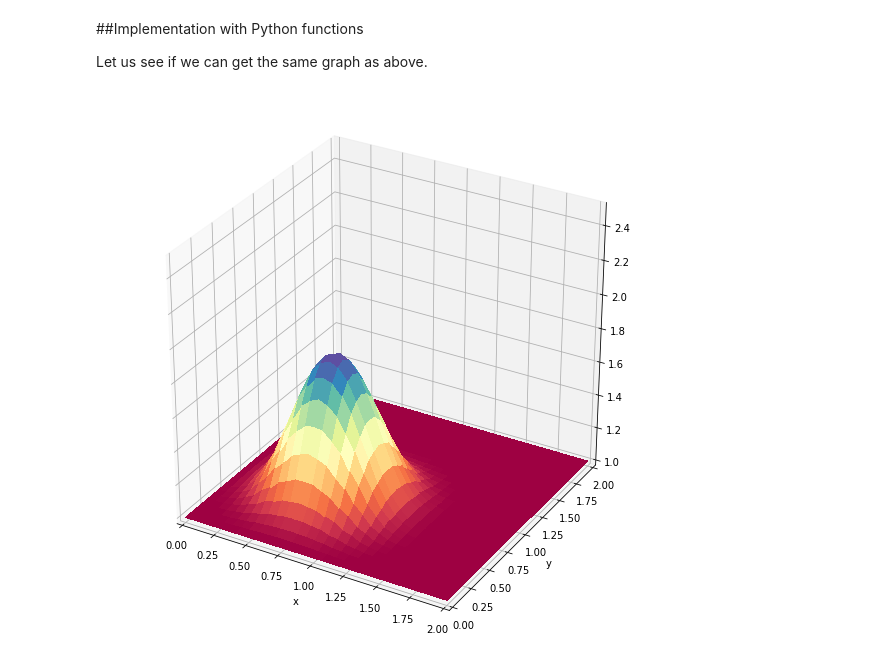
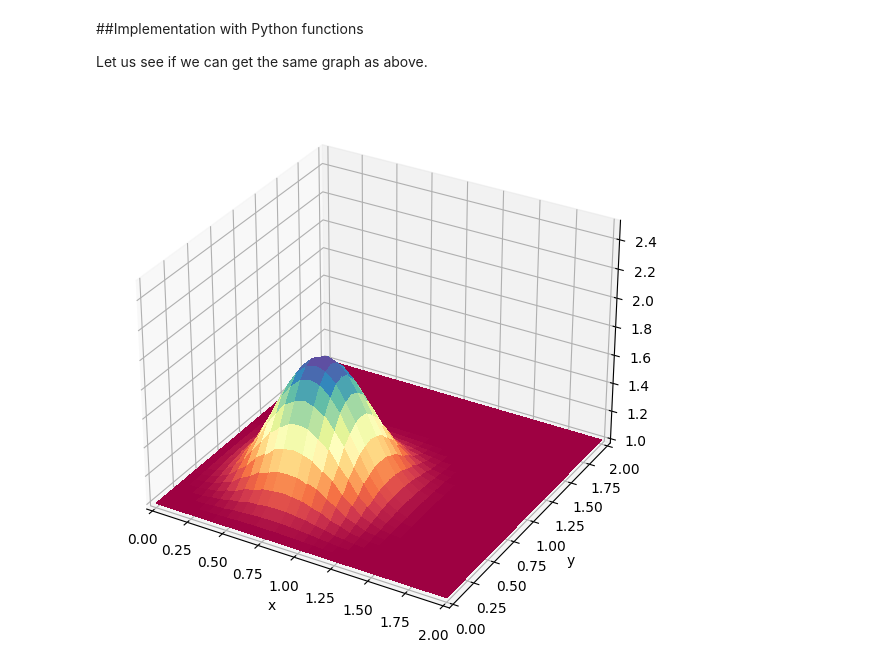
Before and after one commit to nurdankar/Diffusion_Equation, a Jupyter notebook: Diffusion_Equation_2D.ipynb, the cells around one changed output. Saved outputs shown, nothing was run; the diff lists cells and outputs as text; code cells hidden in the pictures.

```diff
--- a/Diffusion_Equation_2D.ipynb
+++ b/Diffusion_Equation_2D.ipynb
@@ -109,17 +109,8 @@ class Diffusion2D():
     self.un = np.ones((self.Ny, self.Nx))
 
 
-
   def initialise(self):
     self.u[int(.5 / self.dy) : int(1 / self.dy + 1), int(.5 / self.dx) : int(1 / self.dx + 1)] = 2
-
-
-  def boundary(self):
-    self.u[0, :] = self.u_b
-    self.u[-1,:] = self.u_t
-    self.u[:, 0] = self.u_l
-    self.u[:,-1] = self.u_r
-
 
 
   def solve(self, D, Nt, Nx, Ny, Lx, Ly):
@@ -129,6 +120,11 @@ class Diffusion2D():
         for j in range(1, self.Ny-1):
           self.u[i, j] = self.un[i][j] + (self.D * self.dt / self.dx ** 2) * (self.un[i+1][j] - 2 * self.un[i][j]
                           + self.un[i-1][j]) + (self.D * self.dt / self.dx ** 2) * (self.un[i][j+1] - 2 * self.un[i][j] + self.un[i][j-1])
+
+    self.u[0, :] = self.u_b
+    self.u[-1,:] = self.u_t
+    self.u[:, 0] = self.u_l
+    self.u[:,-1] = self.u_r
     return self.u
 
 
@@ -136,8 +132,8 @@ class Diffusion2D():
     u = self.u
     x = np.linspace(0, self.Lx, self.Nx)
     y = np.linspace(0, self.Ly, self.Ny)
-    fig = plt.figure(figsize=(10, 10))
-    ax = fig.gca(projection='3d')
+    fig = plt.figure(figsize=(7, 7))
+    ax = fig.add_subplot(projection='3d')
     X, Y = np.meshgrid(x, y)
     surf = ax.plot_surface(X, Y, u, rstride=1, cstride=1, cmap=cm.Spectral, linewidth=0, antialiased=False)
 
@@ -151,12 +147,11 @@ class Diffusion2D():
 # %%
 "Getting outputs"
 dSolver = Diffusion2D()
 D, Nt, Nx, Ny, Lx, Ly = .05, 14, 31, 31, 2, 2
 
 
 dSolver.initialise()
-dSolver.boundary()
 dSolver.solve(D, Nt, Nx, Ny, Lx, Ly)
 dSolver.plot()
 # %% [output]
-[figure, old version]
+[figure, new version]
```
Also changed, not shown: parts of 1 cell of this notebook.
